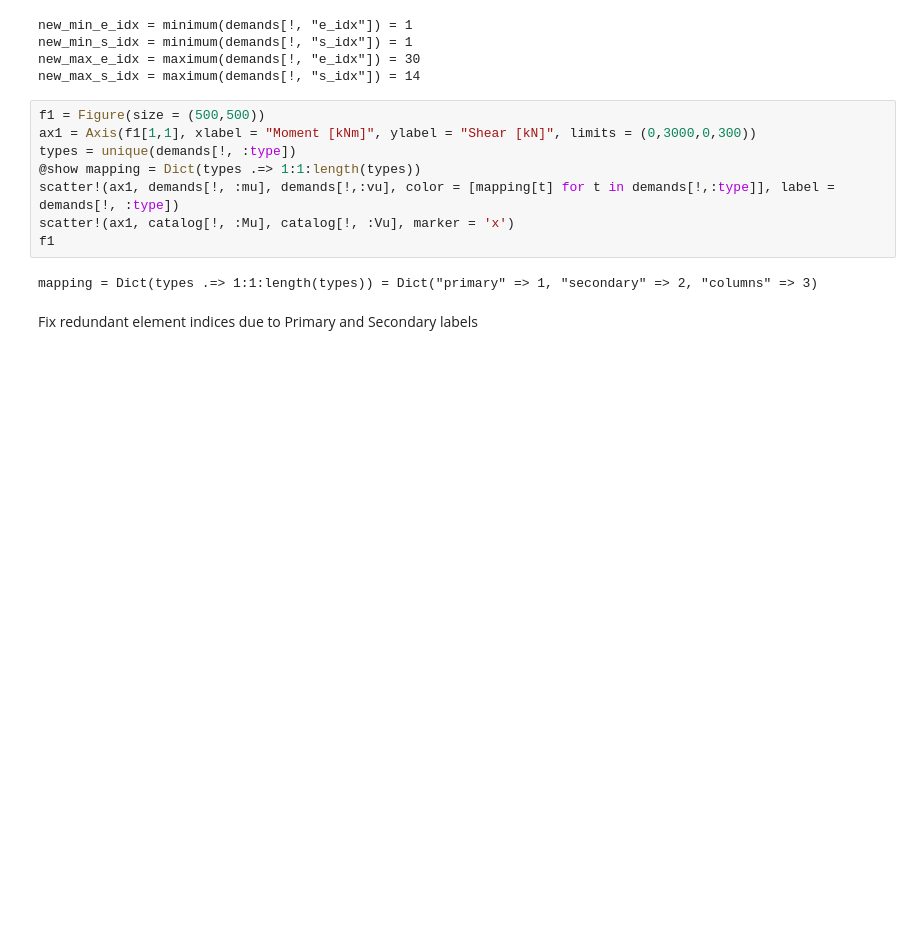
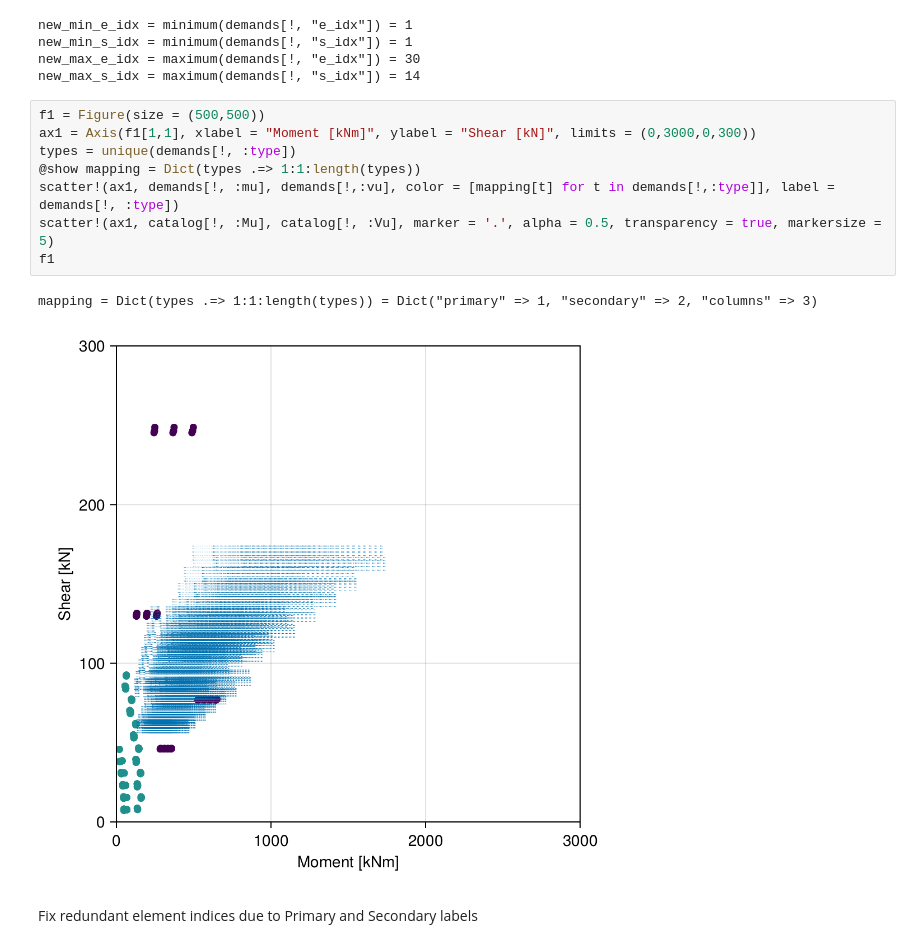
Before and after one commit to pitipatw/ConcreteExplorer, a Jupyter notebook: src/demo_design.ipynb, the cells around one changed output. Saved outputs shown, nothing was run; the diff lists cells and outputs as text; blank space fills up the shorter version.

```diff
--- a/src/demo_design.ipynb
+++ b/src/demo_design.ipynb
@@ -147,13 +142,14 @@ new_max_s_idx = maximum(demands[!, "s_idx"]) = 14
 # %%
 f1 = Figure(size = (500,500))
 ax1 = Axis(f1[1,1], xlabel = "Moment [kNm]", ylabel = "Shear [kN]", limits = (0,3000,0,300))
 types = unique(demands[!, :type])
 @show mapping = Dict(types .=> 1:1:length(types))
 scatter!(ax1, demands[!, :mu], demands[!,:vu], color = [mapping[t] for t in demands[!,:type]], label = demands[!, :type])
-scatter!(ax1, catalog[!, :Mu], catalog[!, :Vu], marker = 'x')
+scatter!(ax1, catalog[!, :Mu], catalog[!, :Vu], marker = '.', alpha = 0.5, transparency = true, markersize = 5)
 f1
 # %% [output]
 mapping = Dict(types .=> 1:1:length(types)) = Dict("primary" => 1, "secondary" => 2, "columns" => 3)
+[figure, added]
 # %% [markdown]
 Fix redundant element indices due to Primary and Secondary labels
 # %%
```
Also changed, not shown: parts of 11 cells of this notebook, 7 other files.
